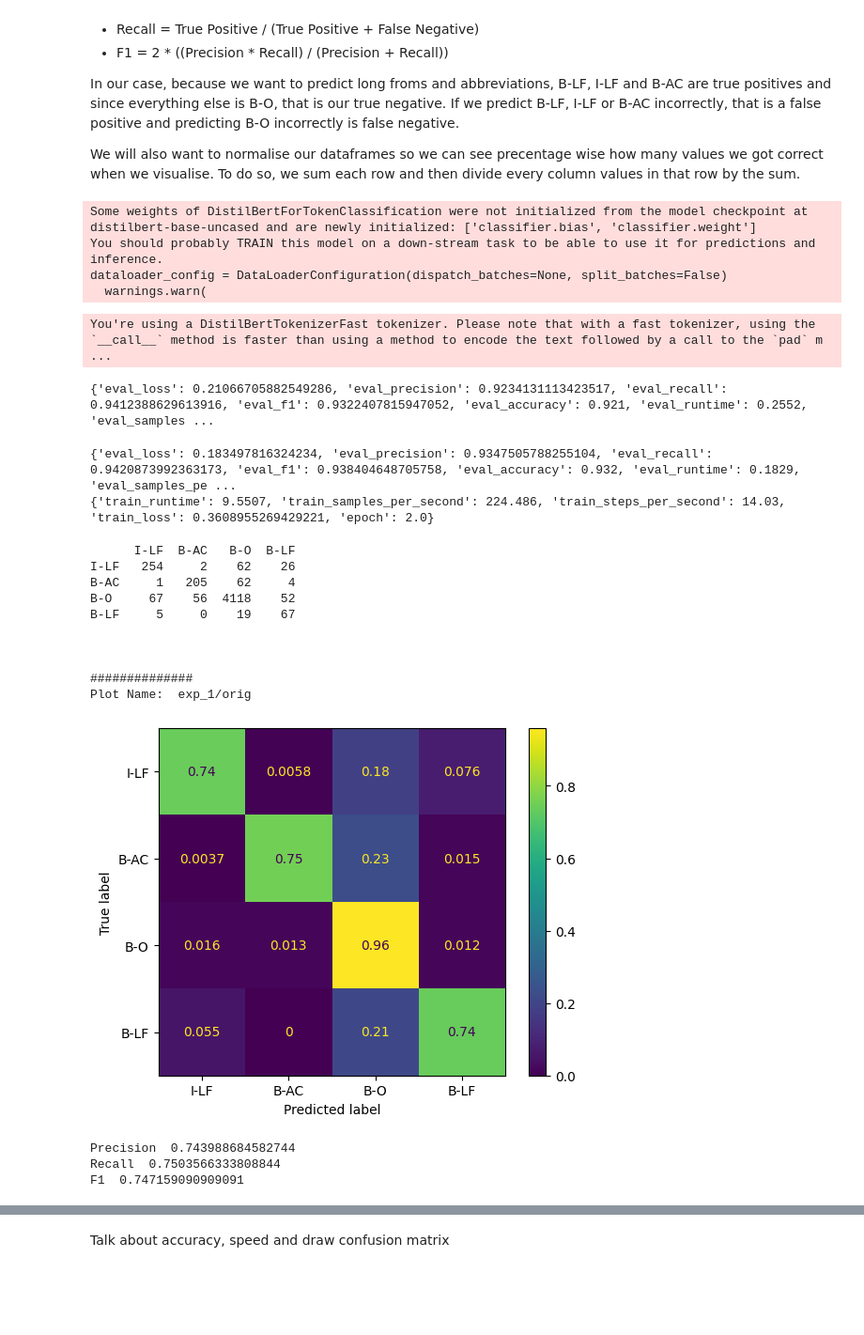
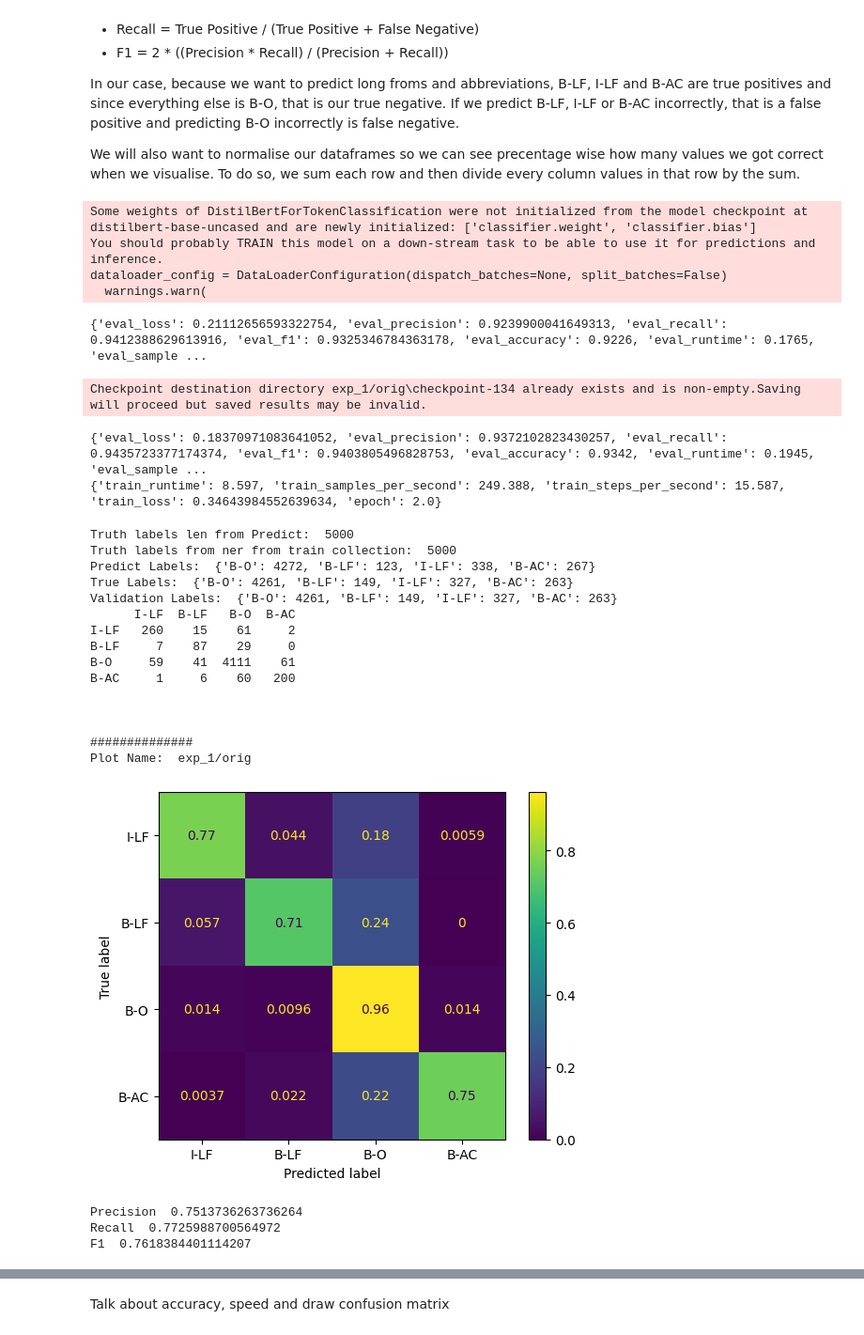
Before and after one commit to OliverKrieger/COM3029---NLP, a Jupyter notebook: cw/report/report_notebook.ipynb, the cells around one changed output, grey strips where cells are left out. Shown at 94% size. Drawn from its saved outputs; the diff is of its cells as text; code cells hidden in the pictures; blank space fills up the shorter version.

```diff
--- a/cw/report/report_notebook.ipynb
+++ b/cw/report/report_notebook.ipynb
@@ -556,18 +576,16 @@ import evaluate
 seqeval = evaluate.load("seqeval")
 metric = load_metric("seqeval")
 
-label_list = train_collection.unique_ner_tags
-
 def compute_metrics(p):
     predictions, labels = p
     predictions = np.argmax(predictions, axis=2)
 
     true_predictions = [
-        [label_list[p] for (p, l) in zip(prediction, label) if l != -100]
+        [tag_list[p] for (p, l) in zip(prediction, label) if l != -100]
         for prediction, label in zip(predictions, labels)
     ]
     true_labels = [
-        [label_list[l] for (p, l) in zip(prediction, label) if l != -100]
+        [tag_list[l] for (p, l) in zip(prediction, label) if l != -100]
         for prediction, label in zip(predictions, labels)
     ]
 
@@ -729,7 +747,7 @@ With the training done, we must do evaluation on the now trained values. To do s
 
 First let's get the predictions and parse them:
 # %%
-def get_truth_values(given_trainer:Trainer, validation_tokenised_list:list[dict], given_label_list):
+def get_truth_values(given_trainer:Trainer, validation_data_collection:DataCollection, validation_tokenised_list:list[dict], given_label_list):
     # predict function returns the following:
     # Returns: *NamedTuple* A namedtuple with the following keys:
     # predictions (np.ndarray): The predictions on test_dataset.
@@ -746,19 +764,35 @@ def get_truth_values(given_trainer:Trainer, validation_tokenised_list:list[dict]
                 true_predictions.append(given_label_list[pred_val])
                 true_labels.append(given_label_list[label_val])
 
+    print("Truth labels len from Predict: ", len(true_labels))
+    print("Truth labels from ner from train collection: ", len(flatten_list(validation_data_collection.get_ner_list())))
+    pr_dict = {"B-O":0, "B-LF":0, "I-LF":0, "B-AC":0}
+    tl_dict = {"B-O":0, "B-LF":0, "I-LF":0, "B-AC":0}
+    vl_dict = {"B-O":0, "B-LF":0, "I-LF":0, "B-AC":0}
+    for label in true_predictions:
+        pr_dict[label] += 1
+    for label in true_labels:
+        tl_dict[label] += 1
+    for label in flatten_list(validation_data_collection.get_ner_list()):
+        vl_dict[label] += 1
+    print("Predict Labels: ", pr_dict)
+    print("True Labels: ", tl_dict)
+    print("Validation Labels: ", vl_dict)
+
     return true_predictions, true_labels
 # %%
 # for true_label, predict_label in zip(original_labels, original_predicitons):
 #     print(true_label, predict_label)
 import pandas as pd
 
-def trained_model_to_dataframe(trained_model:Trainer, validation_tokenised_in:list[dict], label_list_in:dict) -> pd.DataFrame:
-    truth_predicitons, truth_labels = get_truth_values(trained_model, validation_tokenised_in, label_list_in)
+def trained_model_to_dataframe(trained_model:Trainer, validation_data_collection:DataCollection, validation_tokenised_in:list[dict], label_list_in:dict) -> pd.DataFrame:
+    truth_predicitons, truth_labels = get_truth_values(trained_model, validation_data_collection, validation_tokenised_in, label_list_in)
 
     df = pd.DataFrame(0, columns=label_list_in, index=label_list_in) # create dataframe with only zeroes but all labels!
 
     for true_label, predict_label in zip(truth_predicitons, truth_labels):
-        df.at[true_label, predict_label] += 1 # count amount of labels
+        # df.at[true_label, predict_label] += 1 # count amount of labels
+        df.at[predict_label, true_label] += 1 # count amount of labels
     print(df)
     return df
 
@@ -848,8 +882,8 @@ def plot_and_metric(plot_df, normalise=True, name=""):
 # %%
 def run_train_and_plot_pipeline(
     train_data_collection:DataCollection,
-    test_data_collection:DataCollection,
-    validation_data_collection:DataCollection,
+    test_data_collection:DataCollection=test_collection,
+    validation_data_collection:DataCollection=validation_collection,
     retrain_model:bool=True,
     train_model_checkpoint_name:str="distilbert-base-uncased", # if we re-train use this
     exp_path:str="exp_test", # otherwise to load data, will use this
@@ -880,33 +914,37 @@ def run_train_and_plot_pipeline(
         train_tokenised,
         test_tokenised)
     trainer.train()
-    pipeline_df:pd.DataFrame = trained_model_to_dataframe(trainer, validation_tokenised, train_data_collection.unique_ner_tags)
+    pipeline_df:pd.DataFrame = trained_model_to_dataframe(trainer, validation_data_collection, validation_tokenised, train_data_collection.unique_ner_tags)
     plot_and_metric(pipeline_df, name=exp_path)
 
 retrain_exp_1 = True
 # %%
-run_train_and_plot_pipeline(train_collection_original, test_collection, validation_collection, retrain_exp_1, exp_path="exp_1/orig")
-run_train_and_plot_pipeline(train_collection_all_removed, test_collection, validation_collection, retrain_exp_1, exp_path="exp_1/stop_punct")
+run_train_and_plot_pipeline(train_collection_original, retrain_model=retrain_exp_1, exp_path="exp_1/orig")
 # %% [output]
-Some weights of DistilBertForTokenClassification were not initialized from the model checkpoint at distilbert-base-uncased and are newly initialized: ['classifier.bias', 'classifier.weight']
+Some weights of DistilBertForTokenClassification were not initialized from the model checkpoint at distilbert-base-uncased and are newly initialized: ['classifier.weight', 'classifier.bias']
 You should probably TRAIN this model on a down-stream task to be able to use it for predictions and inference.
 dataloader_config = DataLoaderConfiguration(dispatch_batches=None, split_batches=False)
   warnings.warn(
-You're using a DistilBertTokenizerFast tokenizer. Please note that with a fast tokenizer, using the `__call__` method is faster than using a method to encode the text followed by a call to the `pad` m ...
+{'eval_loss': 0.21112656593322754, 'eval_precision': 0.9239900041649313, 'eval_recall': 0.9412388629613916, 'eval_f1': 0.9325346784363178, 'eval_accuracy': 0.9226, 'eval_runtime': 0.1765, 'eval_sample ...
-{'eval_loss': 0.21066705882549286, 'eval_precision': 0.9234131113423517, 'eval_recall': 0.9412388629613916, 'eval_f1': 0.9322407815947052, 'eval_accuracy': 0.921, 'eval_runtime': 0.2552, 'eval_samples ...
+Checkpoint destination directory exp_1/orig\checkpoint-134 already exists and is non-empty.Saving will proceed but saved results may be invalid.
-{'eval_loss': 0.183497816324234, 'eval_precision': 0.9347505788255104, 'eval_recall': 0.9420873992363173, 'eval_f1': 0.938404648705758, 'eval_accuracy': 0.932, 'eval_runtime': 0.1829, 'eval_samples_pe ...
-{'train_runtime': 9.5507, 'train_samples_per_second': 224.486, 'train_steps_per_second': 14.03, 'train_loss': 0.3608955269429221, 'epoch': 2.0}
+{'eval_loss': 0.18370971083641052, 'eval_precision': 0.9372102823430257, 'eval_recall': 0.9435723377174374, 'eval_f1': 0.9403805496828753, 'eval_accuracy': 0.9342, 'eval_runtime': 0.1945, 'eval_sample ...
+{'train_runtime': 8.597, 'train_samples_per_second': 249.388, 'train_steps_per_second': 15.587, 'train_loss': 0.34643984552639634, 'epoch': 2.0}
-      I-LF  B-AC   B-O  B-LF
-I-LF   254     2    62    26
-B-AC     1   205    62     4
-B-O     67    56  4118    52
-B-LF     5     0    19    67
+Truth labels len from Predict:  5000
+Truth labels from ner from train collection:  5000
+Predict Labels:  {'B-O': 4272, 'B-LF': 123, 'I-LF': 338, 'B-AC': 267}
+True Labels:  {'B-O': 4261, 'B-LF': 149, 'I-LF': 327, 'B-AC': 263}
+Validation Labels:  {'B-O': 4261, 'B-LF': 149, 'I-LF': 327, 'B-AC': 263}
+      I-LF  B-LF   B-O  B-AC
+I-LF   260    15    61     2
+B-LF     7    87    29     0
+B-O     59    41  4111    61
+B-AC     1     6    60   200
 
 
 
 ##############
 Plot Name:  exp_1/orig
-[figure, old version]
+[figure, new version]
-Precision  0.743988684582744
-Recall  0.7503566333808844
-F1  0.747159090909091
+Precision  0.7513736263736264
+Recall  0.7725988700564972
+F1  0.7618384401114207
```
Also changed, not shown: parts of 17 cells of this notebook.
